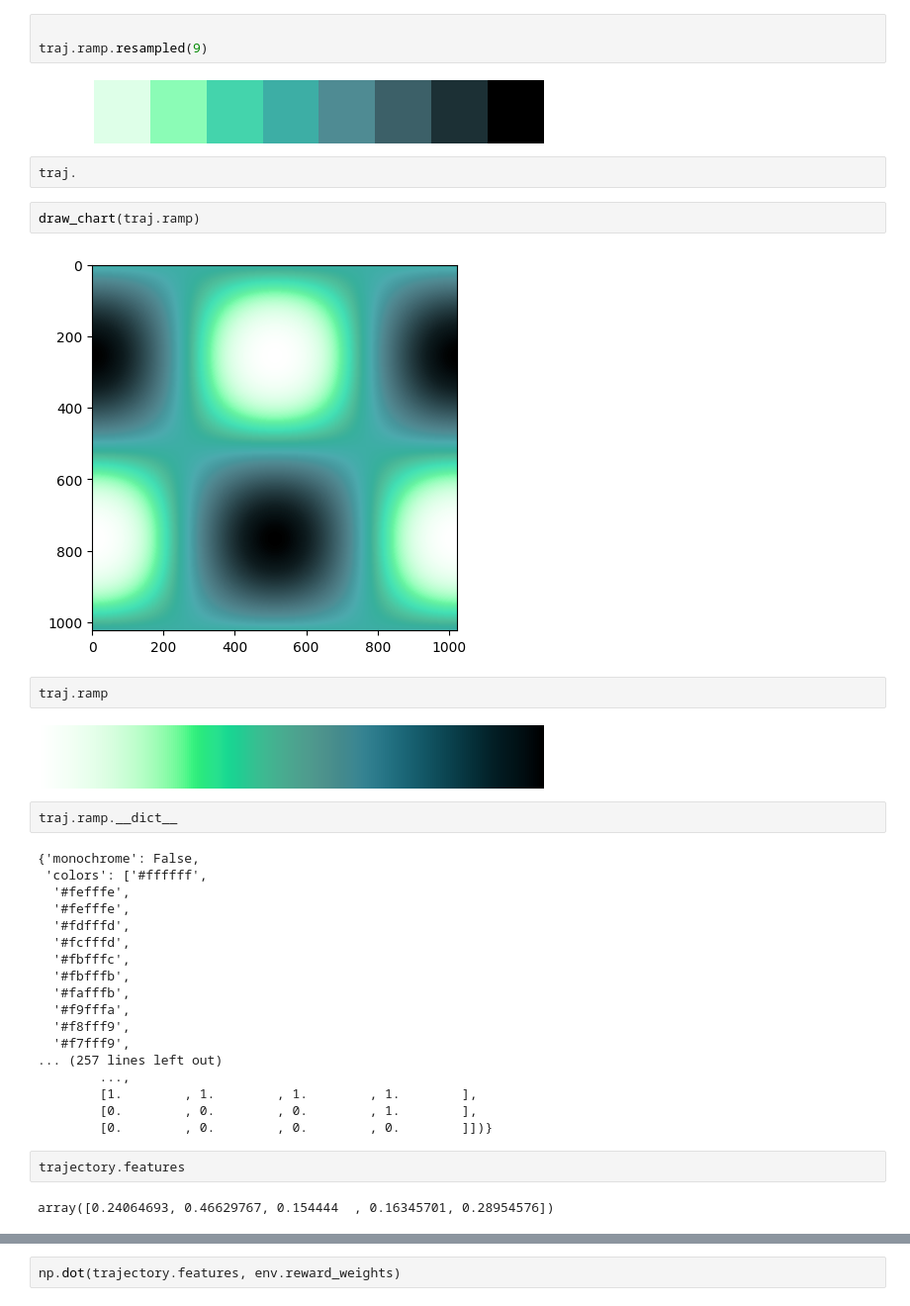
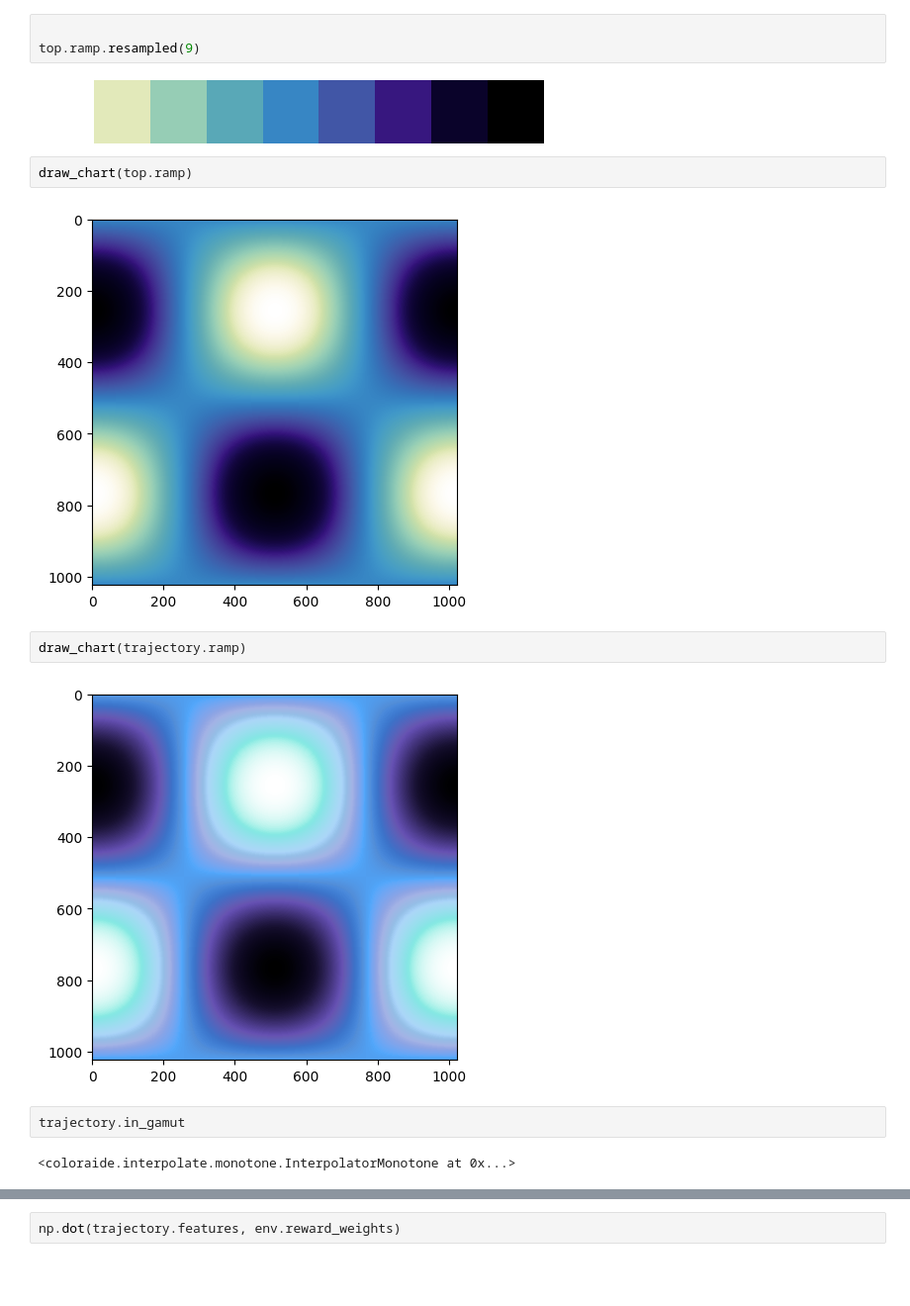
Before and after one commit to matthhong/cieran, a Jupyter notebook: test.ipynb, the cells around one changed output, grey strips where cells are left out. Shown at 99% size. Saved outputs shown, nothing was run; the diff lists cells and outputs as text; blank space fills up the shorter version.

```diff
--- a/test.ipynb
+++ b/test.ipynb
@@ -44,39 +83,17 @@ traj.trajectory
 # %%
 
-traj.ramp.resampled(9)
+top.ramp.resampled(9)
 # %% [output]
-[figure, old version]
+[figure, new version]
-# %%
-traj.
 # %%
-draw_chart(traj.ramp)
+draw_chart(top.ramp)
 # %% [output]
-[figure, old version]
+[figure, new version]
-# %%
-traj.ramp
-# %% [output]
-[figure, removed]
-# %%
-traj.ramp.__dict__
-# %% [output]
-{'monochrome': False,
- 'colors': ['#ffffff',
-  '#fefffe',
-  '#fefffe',
-  '#fdfffd',
-  '#fcfffd',
-  '#fbfffc',
-  '#fbfffb',
-  '#fafffb',
-  '#f9fffa',
-  '#f8fff9',
-  '#f7fff9',
-... (257 lines left out)
-        ...,
-        [1.        , 1.        , 1.        , 1.        ],
-        [0.        , 0.        , 0.        , 1.        ],
-        [0.        , 0.        , 0.        , 0.        ]])}
+# %%
+draw_chart(trajectory.ramp)
+# %% [output]
+[figure, added]
 # %%
-trajectory.features
+trajectory.in_gamut
 # %% [output]
-array([0.24064693, 0.46629767, 0.154444  , 0.16345701, 0.28954576])
+<coloraide.interpolate.monotone.InterpolatorMonotone at 0x...>
```
Also changed, not shown: parts of 21 cells of this notebook, 14 other files.
